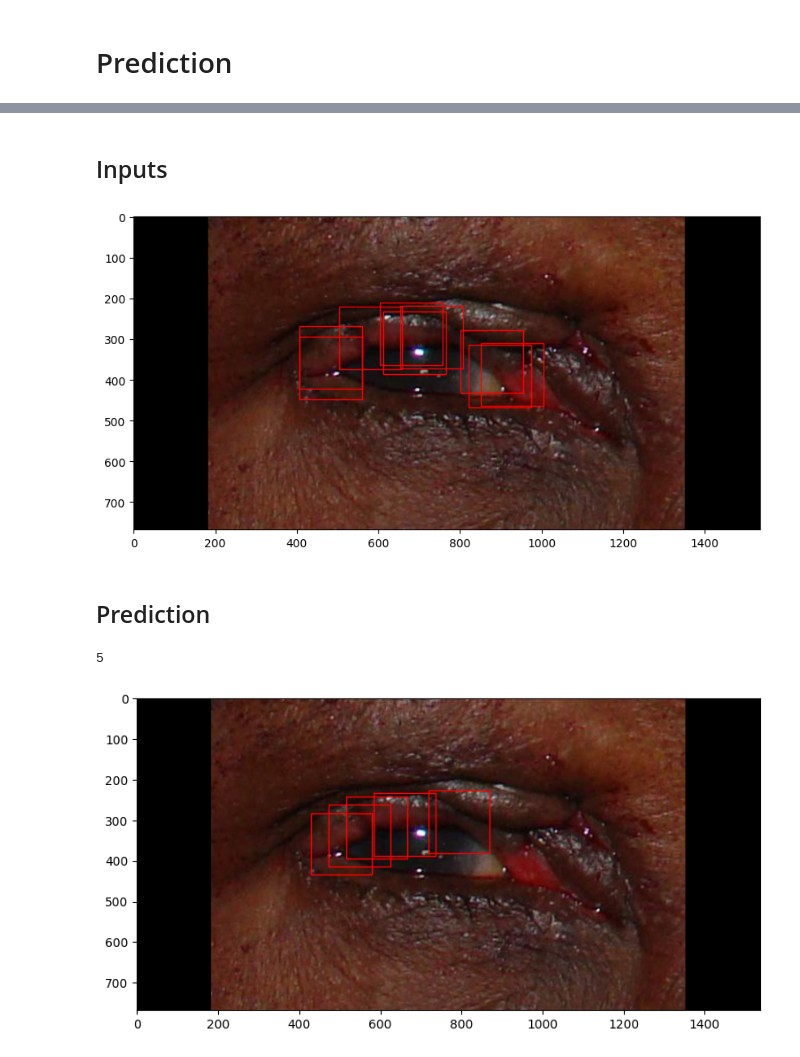
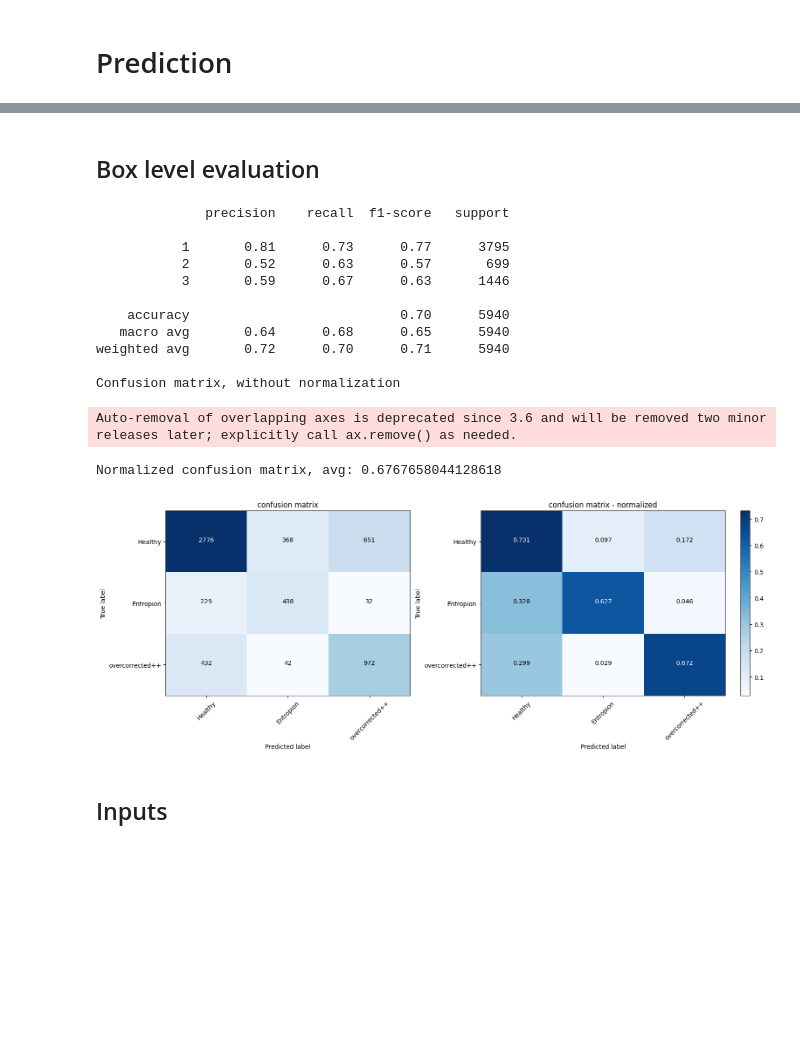
Before and after one commit to lucieDLE/trachoma, a Jupyter notebook: src/py/notebooks/faster-rcnn-dl.ipynb, the cells around one changed output, grey strips where cells are left out. Drawn from its saved outputs; the diff is of its cells as text; code cells hidden in the pictures; blank space fills up the shorter version.

```diff
--- a/src/py/notebooks/faster-rcnn-dl.ipynb
+++ b/src/py/notebooks/faster-rcnn-dl.ipynb
@@ -242,41 +206,32 @@ mean IoU: 0.5857726067459034 with mean distance: 42.39282851328697
+# %% [markdown]
+## Box level evaluation
+# %%
+df_pret = pd.DataFrame(data={'gt':gt, 'pred':pred})
+print(classification_report(df_pret['gt'], df_pret['pred']))
+
+class_names = ['Healthy','Entropion','overcorrected++']
+fig = plt.figure(figsize=(16,6))
+plt.subplot(121)
+cnf_matrix = confusion_matrix(df_pret['gt'], df_pret['pred'])
+plot_confusion_matrix(cnf_matrix, classes=class_names, title='confusion matrix')
+
+plt.subplot(122)
+cm = plot_confusion_matrix(cnf_matrix, classes=class_names, normalize=True, title='confusion matrix - normalized')
+plt.show()
+# %% [output]
+              precision    recall  f1-score   support
+
+           1       0.81      0.73      0.77      3795
+           2       0.52      0.63      0.57       699
+           3       0.59      0.67      0.63      1446
+
+    accuracy                           0.70      5940
+   macro avg       0.64      0.68      0.65      5940
+weighted avg       0.72      0.70      0.71      5940
+
+Confusion matrix, without normalization
+Auto-removal of overlapping axes is deprecated since 3.6 and will be removed two minor releases later; explicitly call ax.remove() as needed.
+Normalized confusion matrix, avg: 0.6767658044128618
+[figure, added]
 # %% [markdown]
 ## Inputs
-# %%
-IDX=0
-plt.figure(figsize=(10,5))
-img = imgs[IDX].permute(1,2,0)
-ax = plt.gca()
-ax.imshow(img)
-
-for box in targets['boxes'][0]:
-  x1, y1, x2, y2 = box.cpu().detach().numpy()
-  width, height = x2 - x1, y2 - y1
-  rect = Rectangle((x1, y1), width, height, fill=False, color='red')
-  ax.add_patch(rect)
-# %% [output]
-[figure, removed]
-# %% [markdown]
-## Prediction
-# %%
-plt.figure(figsize=(20,10))
-for i in range(1):
-  plt.subplot(1,2,i+1)
-  plt.imshow(imgs[i].permute(1,2,0))
-
-  ax = plt.gca()
-  out_img = outs[i]
-  indices = nms(out_img['boxes'], out_img['scores'], iou_threshold=.5)
-  print(len(indices))
-  for j in indices:
-
-    box = out_img['boxes'][j]
-    label = out_img['labels'][j].cpu().detach().numpy()
-    score = out_img['scores'][j].cpu().detach().numpy()
-
-    x1, y1, x2, y2 = box.cpu().detach().numpy()
-    width, height = x2 - x1, y2 - y1
-    rect = Rectangle((x1, y1), width, height, fill=False, color='red')
-    ax.add_patch(rect)
-# %% [output]
-5
-[figure, removed]
```
Also changed, not shown: parts of 32 cells of this notebook, 3 other files.
